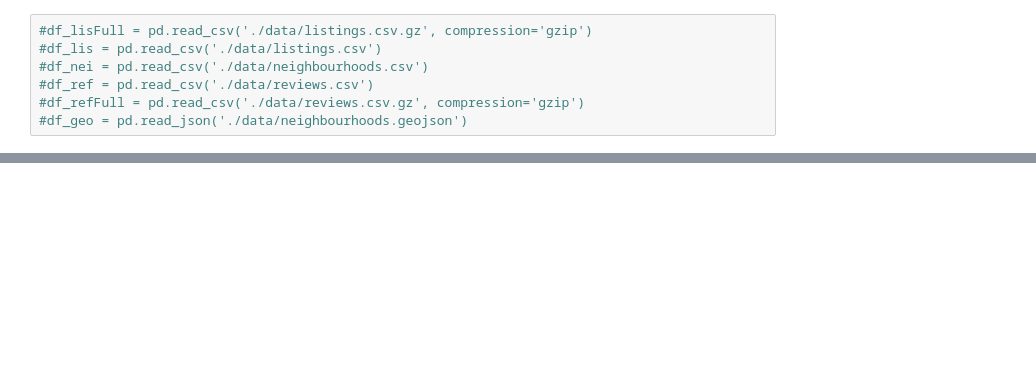
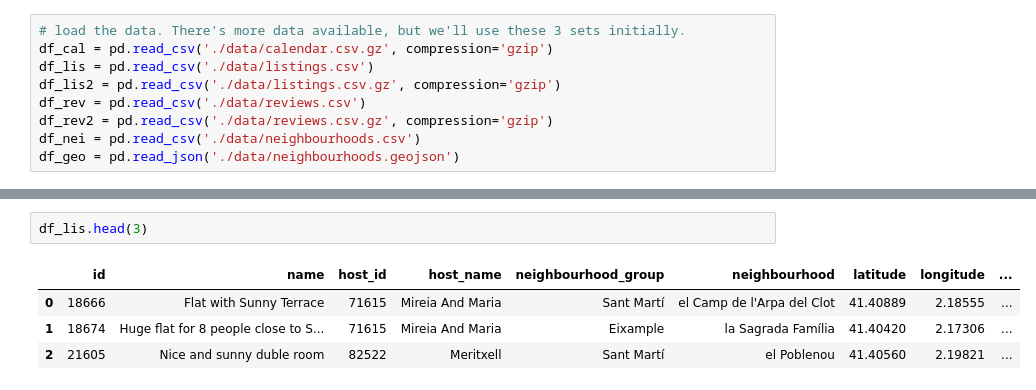
Before and after one commit to nomopix/DataScienceND-Udacity, a Jupyter notebook: AirBnB-BCN/AirBnB-BCN-July2019Extract-Analysis.ipynb, the cells around one changed output, grey strips where cells are left out. Drawn from its saved outputs; the diff is of its cells as text; blank space fills up the shorter version.

```diff
--- a/AirBnB-BCN/AirBnB-BCN-July2019Extract-Analysis.ipynb
+++ b/AirBnB-BCN/AirBnB-BCN-July2019Extract-Analysis.ipynb
@@ -12,7 +39,9 @@ import seaborn as sns
 # %%
-#df_lisFull = pd.read_csv('./data/listings.csv.gz', compression='gzip')
-#df_lis = pd.read_csv('./data/listings.csv')
-#df_nei = pd.read_csv('./data/neighbourhoods.csv')
-#df_ref = pd.read_csv('./data/reviews.csv')
-#df_refFull = pd.read_csv('./data/reviews.csv.gz', compression='gzip')
-#df_geo = pd.read_json('./data/neighbourhoods.geojson')
+# load the data. There's more data available, but we'll use these 3 sets initially.
+df_cal = pd.read_csv('./data/calendar.csv.gz', compression='gzip')
+df_lis = pd.read_csv('./data/listings.csv')
+df_lis2 = pd.read_csv('./data/listings.csv.gz', compression='gzip')
+df_rev = pd.read_csv('./data/reviews.csv')
+df_rev2 = pd.read_csv('./data/reviews.csv.gz', compression='gzip')
+df_nei = pd.read_csv('./data/neighbourhoods.csv')
+df_geo = pd.read_json('./data/neighbourhoods.geojson')
@@ -26,0 +61,7 @@ df_cal.head(2)
+# %%
+df_lis.head(3)
+# %% [output]
+|  | id | name | host_id | host_name | neighbourhood_group | neighbourhood | latitude | longitude | ... |
+| 0 | 18666 | Flat with Sunny Terrace | 71615 | Mireia And Maria | Sant Martí | el Camp de l'Arpa del Clot | 41.40889 | 2.18555 | ... |
+| 1 | 18674 | Huge flat for 8 people close to S... | 71615 | Mireia And Maria | Eixample | la Sagrada Família | 41.40420 | 2.17306 | ... |
+| 2 | 21605 | Nice and sunny duble room | 82522 | Meritxell | Sant Martí | el Poblenou | 41.40560 | 2.19821 | ... |
```
Also changed, not shown: parts of 45 cells of this notebook, 1 other file.
